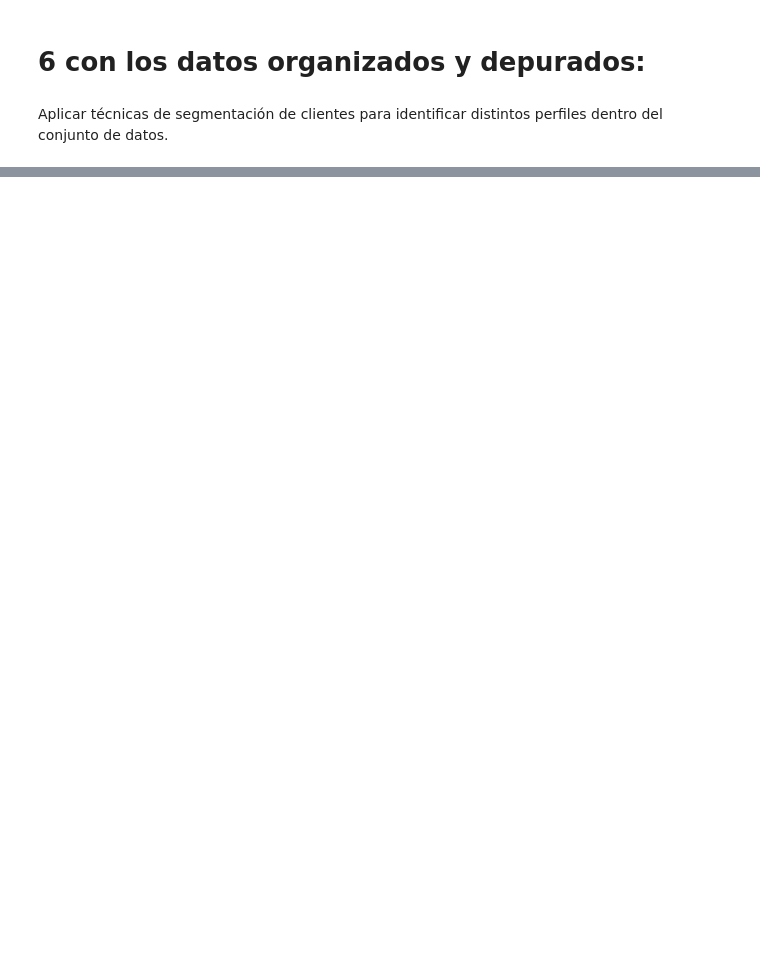
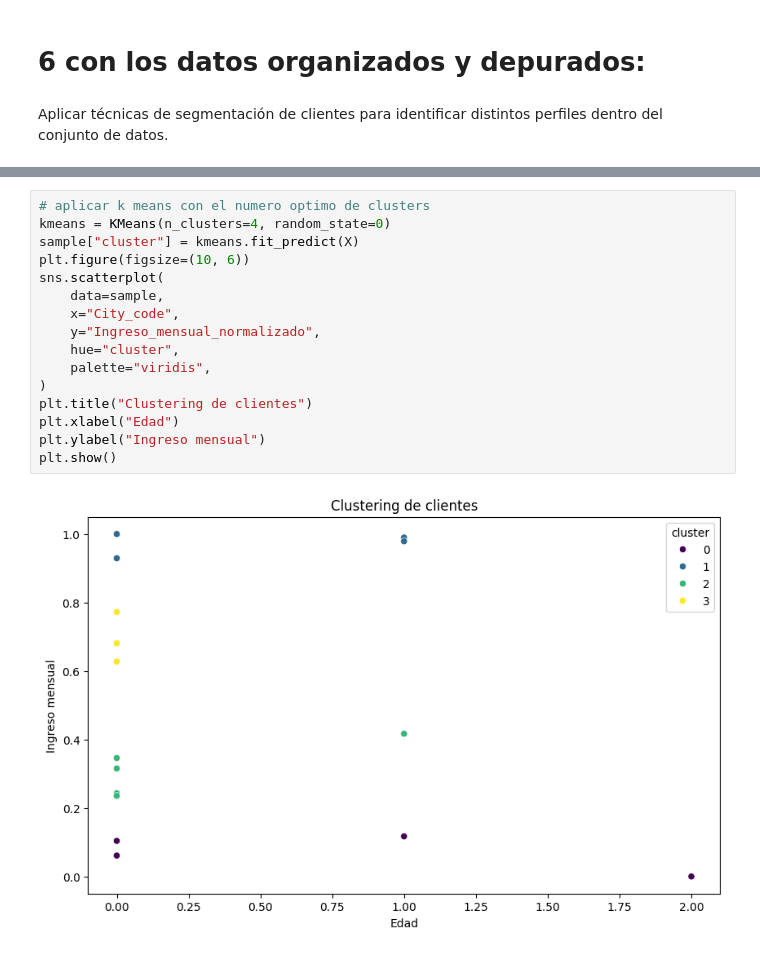
Before and after one commit to juanejd/bootcamp-IA-minTIC, a Jupyter notebook: Mision_1/campistas_ASUM_DM.ipynb, the cells around one changed output, grey strips where cells are left out. Drawn from its saved outputs; the diff is of its cells as text; blank space fills up the shorter version.

```diff
--- a/Mision_1/campistas_ASUM_DM.ipynb
+++ b/Mision_1/campistas_ASUM_DM.ipynb
@@ -617,0 +672,18 @@ Aplicar técnicas de segmentación de clientes para identificar distintos perfil
+# %%
+# aplicar k means con el numero optimo de clusters
+kmeans = KMeans(n_clusters=4, random_state=0)
+sample["cluster"] = kmeans.fit_predict(X)
+plt.figure(figsize=(10, 6))
+sns.scatterplot(
+    data=sample,
+    x="City_code",
+    y="Ingreso_mensual_normalizado",
+    hue="cluster",
+    palette="viridis",
+)
+plt.title("Clustering de clientes")
+plt.xlabel("Edad")
+plt.ylabel("Ingreso mensual")
+plt.show()
+# %% [output]
+[figure, added]
```
Also changed, not shown: parts of 10 cells of this notebook, 1 other file.
